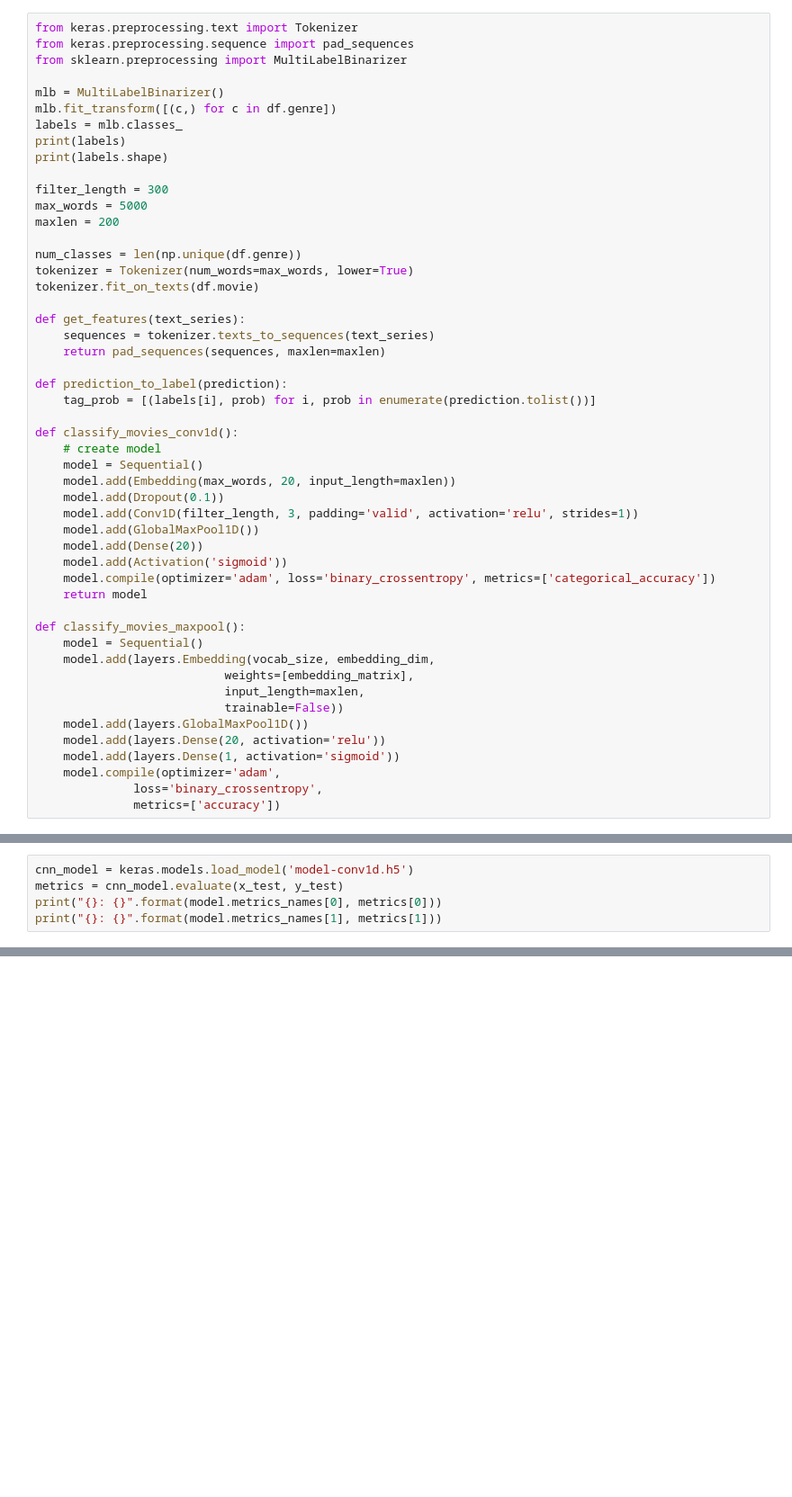
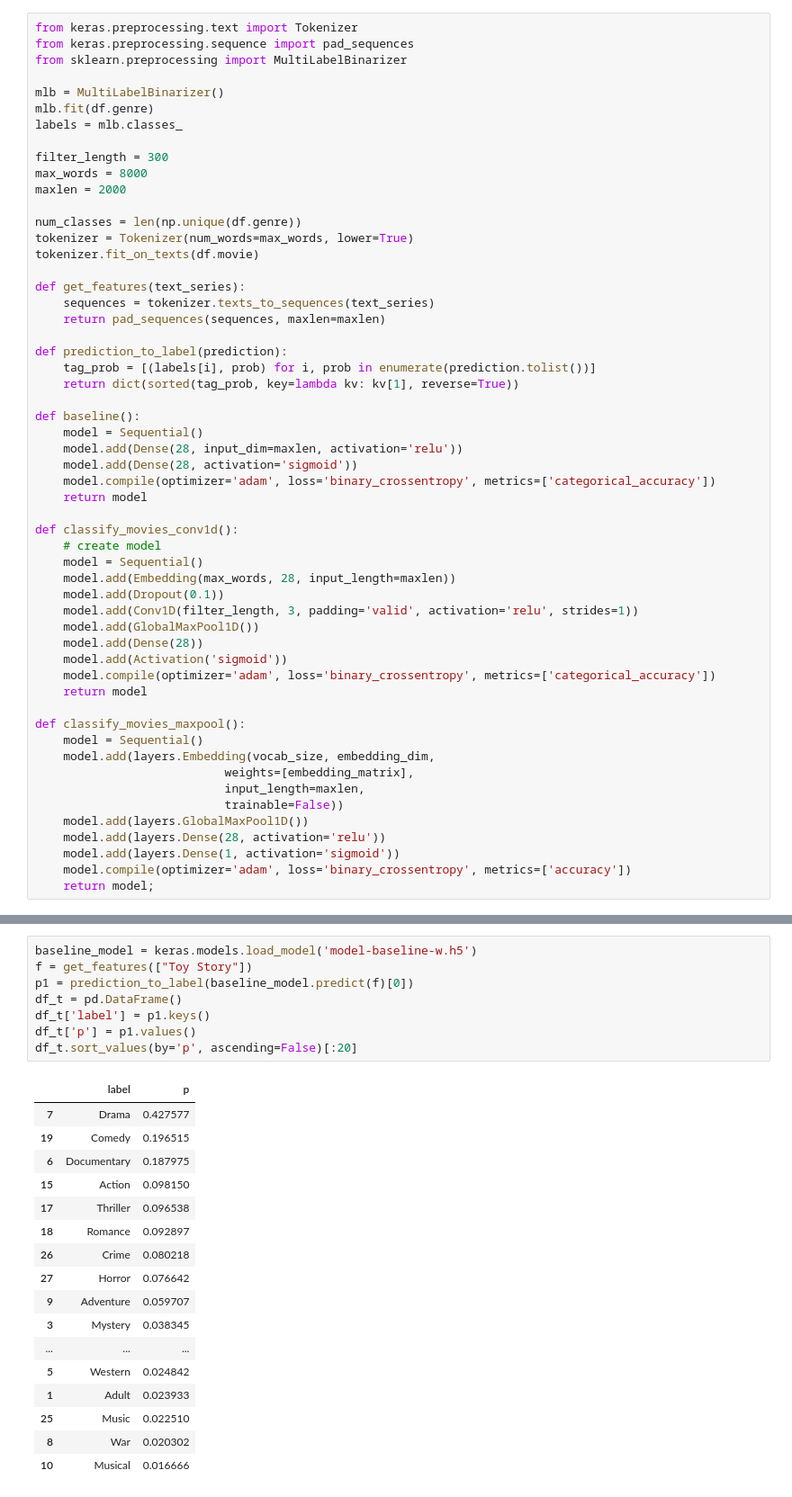
Before and after one commit to mattm-malone/moviename-classifier, a Jupyter notebook: MovieClassifier.ipynb, the cells around one changed output, grey strips where cells are left out. Shown: that part at 90% size. Cells and saved outputs as stored; diff of their text form; blank space fills up the shorter version.

Commit message:
-Data improvements (much more to be done) -Baseline model trained, will try conv1d later -Generalized row removal script for imdb data downloaded online

```diff
--- a/MovieClassifier.ipynb
+++ b/MovieClassifier.ipynb
@@ -203,14 +137,12 @@ from keras.preprocessing.sequence import pad_sequences
 from sklearn.preprocessing import MultiLabelBinarizer
 
 mlb = MultiLabelBinarizer()
-mlb.fit_transform([(c,) for c in df.genre])
+mlb.fit(df.genre)
 labels = mlb.classes_
-print(labels)
-print(labels.shape)
 
 filter_length = 300
-max_words = 5000
-maxlen = 200
+max_words = 8000
+maxlen = 2000
 
 num_classes = len(np.unique(df.genre))
 tokenizer = Tokenizer(num_words=max_words, lower=True)
@@ -222,15 +154,23 @@ def get_features(text_series):
 
 def prediction_to_label(prediction):
     tag_prob = [(labels[i], prob) for i, prob in enumerate(prediction.tolist())]
+    return dict(sorted(tag_prob, key=lambda kv: kv[1], reverse=True))
+
+def baseline():
+    model = Sequential()
+    model.add(Dense(28, input_dim=maxlen, activation='relu'))
+    model.add(Dense(28, activation='sigmoid'))
+    model.compile(optimizer='adam', loss='binary_crossentropy', metrics=['categorical_accuracy'])
+    return model
 
 def classify_movies_conv1d():
     # create model
     model = Sequential()
-    model.add(Embedding(max_words, 20, input_length=maxlen))
+    model.add(Embedding(max_words, 28, input_length=maxlen))
     model.add(Dropout(0.1))
     model.add(Conv1D(filter_length, 3, padding='valid', activation='relu', strides=1))
     model.add(GlobalMaxPool1D())
-    model.add(Dense(20))
+    model.add(Dense(28))
     model.add(Activation('sigmoid'))
     model.compile(optimizer='adam', loss='binary_crossentropy', metrics=['categorical_accuracy'])
     return model
@@ -242,8 +182,7 @@ def classify_movies_maxpool():
                            input_length=maxlen,
                            trainable=False))
     model.add(layers.GlobalMaxPool1D())
-    model.add(layers.Dense(20, activation='relu'))
+    model.add(layers.Dense(28, activation='relu'))
     model.add(layers.Dense(1, activation='sigmoid'))
-    model.compile(optimizer='adam',
-              loss='binary_crossentropy',
-              metrics=['accuracy'])
+    model.compile(optimizer='adam', loss='binary_crossentropy', metrics=['accuracy'])
+    return model;
@@ -313,5 +277,0 @@ Epoch 30/30
-# %%
-cnn_model = keras.models.load_model('model-conv1d.h5')
-metrics = cnn_model.evaluate(x_test, y_test)
-print("{}: {}".format(model.metrics_names[0], metrics[0]))
-print("{}: {}".format(model.metrics_names[1], metrics[1]))
@@ -321,0 +278,26 @@ categorical_accuracy: 0.18146147284617573
+# %%
+baseline_model = keras.models.load_model('model-baseline-w.h5')
+f = get_features(["Toy Story"])
+p1 = prediction_to_label(baseline_model.predict(f)[0])
+df_t = pd.DataFrame()
+df_t['label'] = p1.keys()
+df_t['p'] = p1.values()
+df_t.sort_values(by='p', ascending=False)[:20]
+# %% [output]
+|  | label | p |
+| 7 | Drama | 0.427577 |
+| 19 | Comedy | 0.196515 |
+| 6 | Documentary | 0.187975 |
+| 15 | Action | 0.098150 |
+| 17 | Thriller | 0.096538 |
+| 18 | Romance | 0.092897 |
+| 26 | Crime | 0.080218 |
+| 27 | Horror | 0.076642 |
+| 9 | Adventure | 0.059707 |
+| 3 | Mystery | 0.038345 |
+| ... | ... | ... |
+| 5 | Western | 0.024842 |
+| 1 | Adult | 0.023933 |
+| 25 | Music | 0.022510 |
+| 8 | War | 0.020302 |
+| 10 | Musical | 0.016666 |
```
Also changed, not shown: parts of 19 cells of this notebook, 4 other files.
